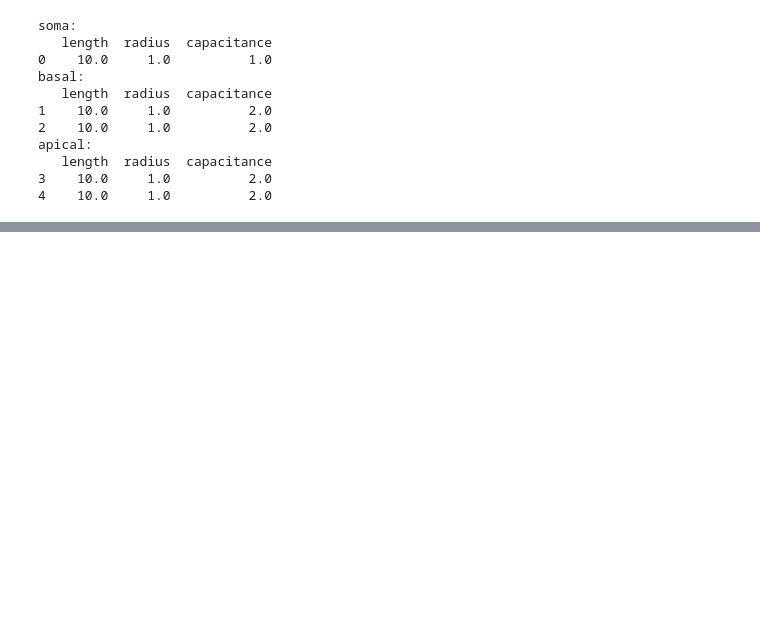
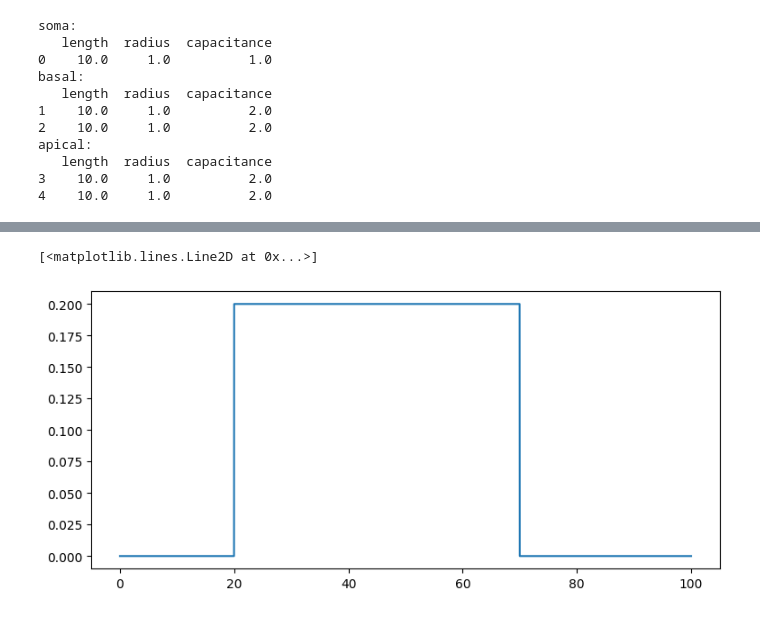
Before and after one commit to itzelts/jaxneuro, a Jupyter notebook: notebooks/biophysical/modconvertor.ipynb, the cells around one changed output, grey strips where cells are left out. Cells and saved outputs as stored; diff of their text form; code cells hidden in the pictures; blank space fills up the shorter version.

```diff
--- a/notebooks/biophysical/modconvertor.ipynb
+++ b/notebooks/biophysical/modconvertor.ipynb
@@ -291,0 +477,4 @@ CaLVA current_name: i_ca
+# %%
+dt = 0.025
+t_max = 100.0
+I = jx.step_current(i_delay=20.0, i_dur=50.0, i_amp=0, delta_t=dt, t_max=t_max)
@@ -291,0 +618,11 @@ CaLVA current_name: i_ca
+# %%
+# print step current
+
+I_arr = np.array(I)
+t = np.arange(I_arr.shape[0]) * dt
+
+plt.figure(figsize=(9,4))
+plt.plot(t, I_arr)
+# %% [output]
+[<matplotlib.lines.Line2D at 0x...>]
+[figure, added]
```
Also changed, not shown: parts of 45 cells of this notebook.
